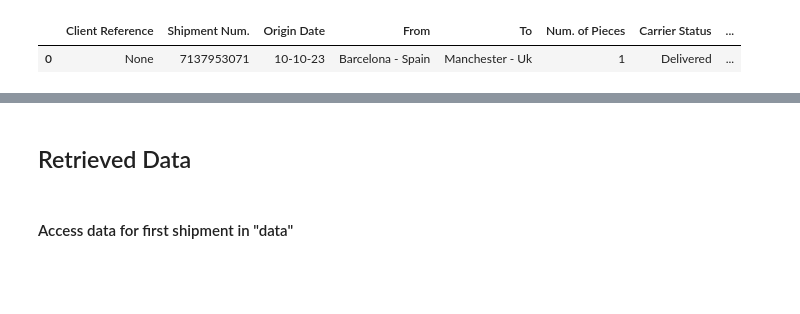
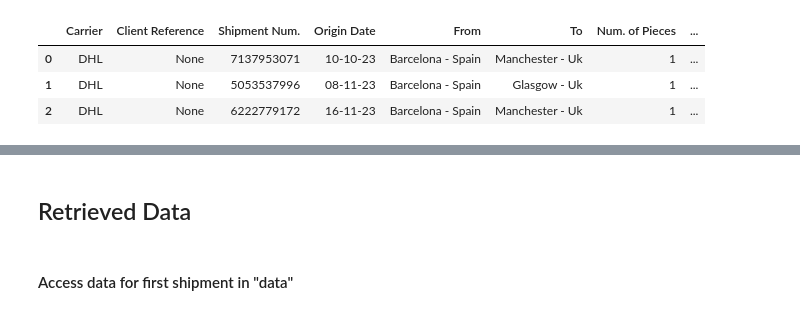
Before and after one commit to alleida23/Shipment_Tracker, a Jupyter notebook: DHL API.ipynb, the cells around one changed output, grey strips where cells are left out. Cells and saved outputs as stored; diff of their text form; code cells hidden in the pictures; blank space fills up the shorter version.

```diff
--- a/DHL API.ipynb
+++ b/DHL API.ipynb
@@ -29,4 +20,19 @@ tracking_number = "7137953071"
 # %%
+all_dhl_shipments = [7137953071, 5053537996, 6222779172, 4674719221, 4674780854, 8401066483, 8401020773, 8401039640, 4674673953, 8400951101, 9897583161, 8401098355, 1202505010, 2544861034, 2689870562, 2545040783, 2544939095, 2689898481, 2689921975, 2544920066
+]
+
+import pandas as pd
+from functions0_paths import API_details
+api_key_DHL, api_secret_DHL = API_details()
+
+dhl_3shipments = "7137953071,5053537996,6222779172"
+#dhl_shipments = all_dhl_shipments[0:10] # Remember last not included!
+
+tracking_number = dhl_3shipments
+
+url = f"https://api-eu.dhl.com/track/shipments?trackingNumber={tracking_number}"
+url
+
 import requests
 
 url = f"https://api-eu.dhl.com/track/shipments?trackingNumber={tracking_number}"
@@ -41,7 +47,7 @@ if response.status_code == 200:
     # API request successful
     data = response.json()
     # Process the response data as needed
-    data
+    #data
 else:
     # Handle errors
     print(f"Error {response.status_code}: {response.text}")
@@ -116,4 +150,12 @@ dhl_df
 # %%
+def calculate_processing_days(row):
+    if row['Carrier Status'] == 'Delivered':
+        return (pd.to_datetime(row['Last Update']) - pd.to_datetime(row['Origin Date'])).days
+    else:
+        current_date = pd.to_datetime(date.today(), errors='coerce').date()
+        origin_date = pd.to_datetime(row['Origin Date']).date()
+        return (current_date - origin_date).days
+
 def clean_DHL(dhl_df):
     """
     Clean DHL DataFrame by formatting dates and calculating processing days.
@@ -144,46 +186,39 @@ def clean_DHL(dhl_df):
 
     # Convert 'Origin Date', 'Last Update' to datetime and then format as 'dd-mm-yy'
     df['Origin Date'] = pd.to_datetime(df['Origin Date'])#.dt.strftime('%d-%m-%y')
     df['Last Update'] = pd.to_datetime(df['Last Update'])#.dt.strftime('%d-%m-%y')
 
     # Create 'Processing Days'
     df['Processing Days'] = None
 
-    for index, row in df.iterrows():
-        if row['Carrier Status'] == "Delivered":
-            # Calculate processing time for delivered shipments
-            processing_days = pd.to_datetime(row['Last Update']) - pd.to_datetime(row['Origin Date'])
-            df['Processing Days'] = processing_days
-        else:
-            current_date = date.today()
-            # Convert to datetime.date
-            current_date = pd.to_datetime(current_date, errors='coerce').date()
-            origin_date = pd.to_datetime(df['Origin Date']).dt.date
-            df['Processing Days'] = current_date - origin_date
+    # Apply the function to create the 'Processing Days' column
+    df['Processing Days'] = df.apply(calculate_processing_days, axis=1)
 
     # Convert 'Origin Date', 'Last Update' to datetime and then format as 'dd-mm-yy'
     df['Origin Date'] = pd.to_datetime(df['Origin Date']).dt.strftime('%d-%m-%y')
     df['Last Update'] = pd.to_datetime(df['Last Update']).dt.strftime('%d-%m-%y')
 
     # Applying title case transformation to column values
     df['From'] = df['From'].str.title()
     df['To'] = df['To'].str.title()
     df['Last Location'] = df['To'].str.title()
 
     # Rearrange columns' order
-    df = df[['Client Reference', 'Shipment Num.', 'Origin Date', 'From', 'To',
+    df = df[['Carrier','Client Reference', 'Shipment Num.', 'Origin Date', 'From', 'To',
        'Num. of Pieces', 'Carrier Status', 'Last Update', 'Hour', 'Last Location',
        'Last Action', 'Processing Days', 'Exception Notification']]
 
     return df
 
 # Set the maximum column width to display
 pd.set_option('display.max_colwidth', None)
 # Clean the DataFrame using the function
 clean_dhl = clean_DHL(dhl_df)
 clean_dhl
 # %% [output]
-|  | Client Reference | Shipment Num. | Origin Date | From | To | Num. of Pieces | Carrier Status | ... |
-| 0 | None | 7137953071 | 10-10-23 | Barcelona - Spain | Manchester - Uk | 1 | Delivered | ... |
+|  | Carrier | Client Reference | Shipment Num. | Origin Date | From | To | Num. of Pieces | ... |
+| 0 | DHL | None | 7137953071 | 10-10-23 | Barcelona - Spain | Manchester - Uk | 1 | ... |
+| 1 | DHL | None | 5053537996 | 08-11-23 | Barcelona - Spain | Glasgow - Uk | 1 | ... |
+| 2 | DHL | None | 6222779172 | 16-11-23 | Barcelona - Spain | Manchester - Uk | 1 | ... |
 # %%
 clean_dhl.columns
```
Also changed, not shown: parts of 25 cells of this notebook, 1 other file.
